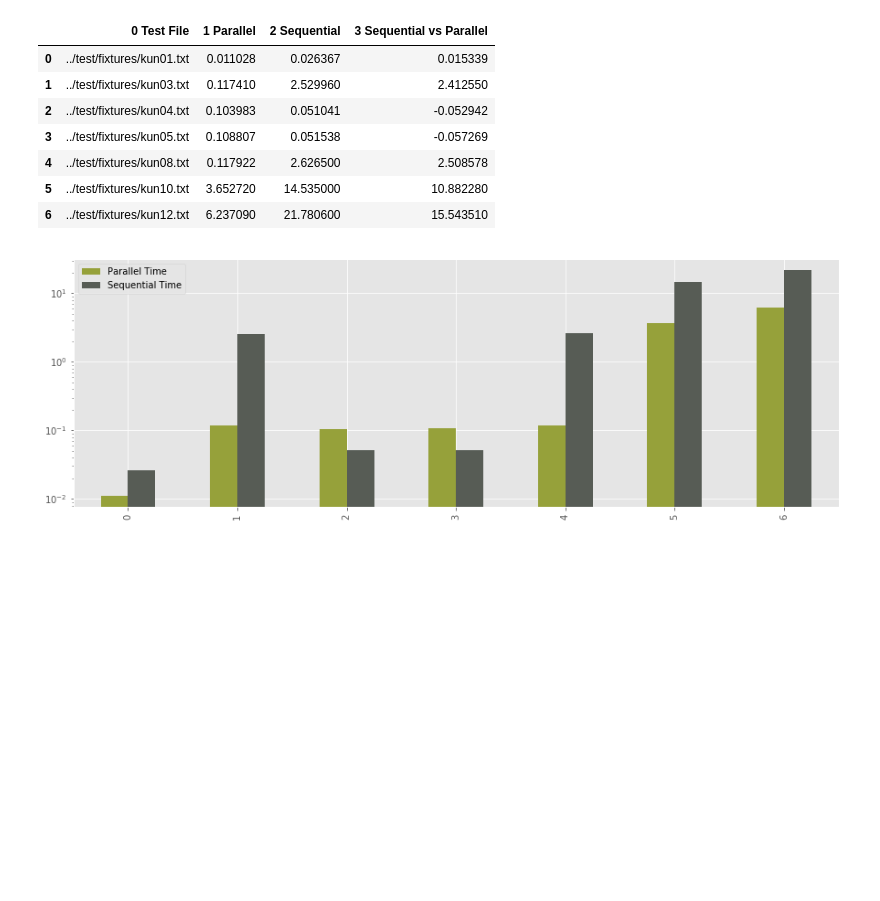
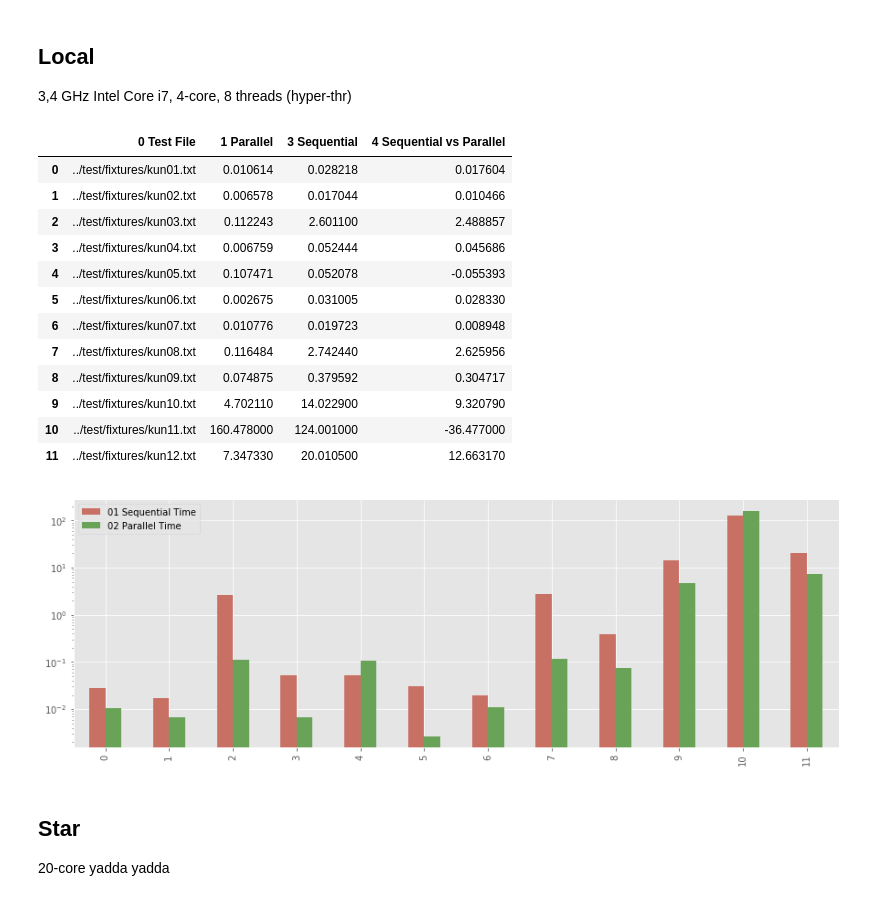
Before and after one commit to marianhlavac/mi-pdp-jes, a Jupyter notebook: docs/sequential-compare.ipynb, the cells around one changed output. Cells and saved outputs as stored; diff of their text form; code cells hidden in the pictures; blank space fills up the shorter version.

```diff
--- a/docs/sequential-compare.ipynb
+++ b/docs/sequential-compare.ipynb
@@ -30,32 +61,42 @@ Done.
+# %% [markdown]
+## Local
+
+3,4 GHz Intel Core i7, 4-core, 8 threads (hyper-thr)
 # %%
-parallel = pd.read_csv('/tmp/pdpjes-results-parallel.csv')
-sequential = pd.read_csv('/tmp/pdpjes-results-seq.csv')
-
 elapsed = pd.DataFrame({
     '0 Test File': sequential['filename'],
     '1 Parallel': parallel['elapsed'],
-    '2 Sequential': sequential['elapsed'],
-    '3 Sequential vs Parallel': sequential['elapsed'] - parallel['elapsed']
+    '3 Sequential': sequential['elapsed'],
+    '4 Sequential vs Parallel': sequential['elapsed'] - parallel['elapsed'],
 })
 
 elapsed
 # %% [output]
-|  | 0 Test File | 1 Parallel | 2 Sequential | 3 Sequential vs Parallel |
-| 0 | ../test/fixtures/kun01.txt | 0.011028 | 0.026367 | 0.015339 |
-| 1 | ../test/fixtures/kun03.txt | 0.117410 | 2.529960 | 2.412550 |
-| 2 | ../test/fixtures/kun04.txt | 0.103983 | 0.051041 | -0.052942 |
-| 3 | ../test/fixtures/kun05.txt | 0.108807 | 0.051538 | -0.057269 |
-| 4 | ../test/fixtures/kun08.txt | 0.117922 | 2.626500 | 2.508578 |
-| 5 | ../test/fixtures/kun10.txt | 3.652720 | 14.535000 | 10.882280 |
-| 6 | ../test/fixtures/kun12.txt | 6.237090 | 21.780600 | 15.543510 |
+|  | 0 Test File | 1 Parallel | 3 Sequential | 4 Sequential vs Parallel |
+| 0 | ../test/fixtures/kun01.txt | 0.010614 | 0.028218 | 0.017604 |
+| 1 | ../test/fixtures/kun02.txt | 0.006578 | 0.017044 | 0.010466 |
+| 2 | ../test/fixtures/kun03.txt | 0.112243 | 2.601100 | 2.488857 |
+| 3 | ../test/fixtures/kun04.txt | 0.006759 | 0.052444 | 0.045686 |
+| 4 | ../test/fixtures/kun05.txt | 0.107471 | 0.052078 | -0.055393 |
+| 5 | ../test/fixtures/kun06.txt | 0.002675 | 0.031005 | 0.028330 |
+| 6 | ../test/fixtures/kun07.txt | 0.010776 | 0.019723 | 0.008948 |
+| 7 | ../test/fixtures/kun08.txt | 0.116484 | 2.742440 | 2.625956 |
+| 8 | ../test/fixtures/kun09.txt | 0.074875 | 0.379592 | 0.304717 |
+| 9 | ../test/fixtures/kun10.txt | 4.702110 | 14.022900 | 9.320790 |
+| 10 | ../test/fixtures/kun11.txt | 160.478000 | 124.001000 | -36.477000 |
+| 11 | ../test/fixtures/kun12.txt | 7.347330 | 20.010500 | 12.663170 |
 # %%
 comparison = pd.DataFrame({
-    'Sequential Time': sequential['elapsed'],
-    'Parallel Time': parallel['elapsed']
+    '01 Sequential Time': sequential['elapsed'],
+    '02 Parallel Time': parallel['elapsed']
 })
 
-ax = comparison.plot(kind='bar', color=['#96A13A','#575C55'])
+ax = comparison.plot(kind='bar', color=['#C97064','#68A357'])
 ax.set_yscale('log', nonposy='clip')
 # %% [output]
-[figure, old version]
+[figure, new version]
+# %% [markdown]
+## Star
+
+20-core yadda yadda
 # %%
```
Also changed, not shown: parts of 7 cells of this notebook, 1 other file.
